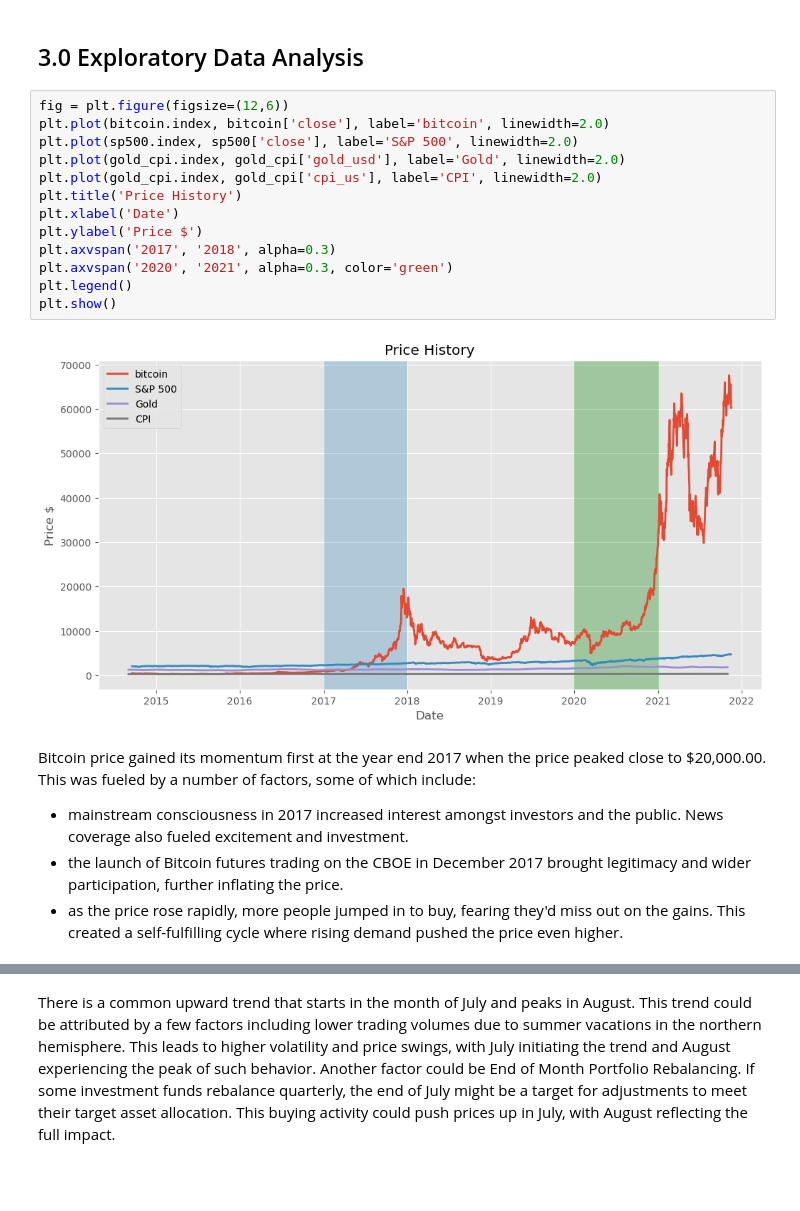
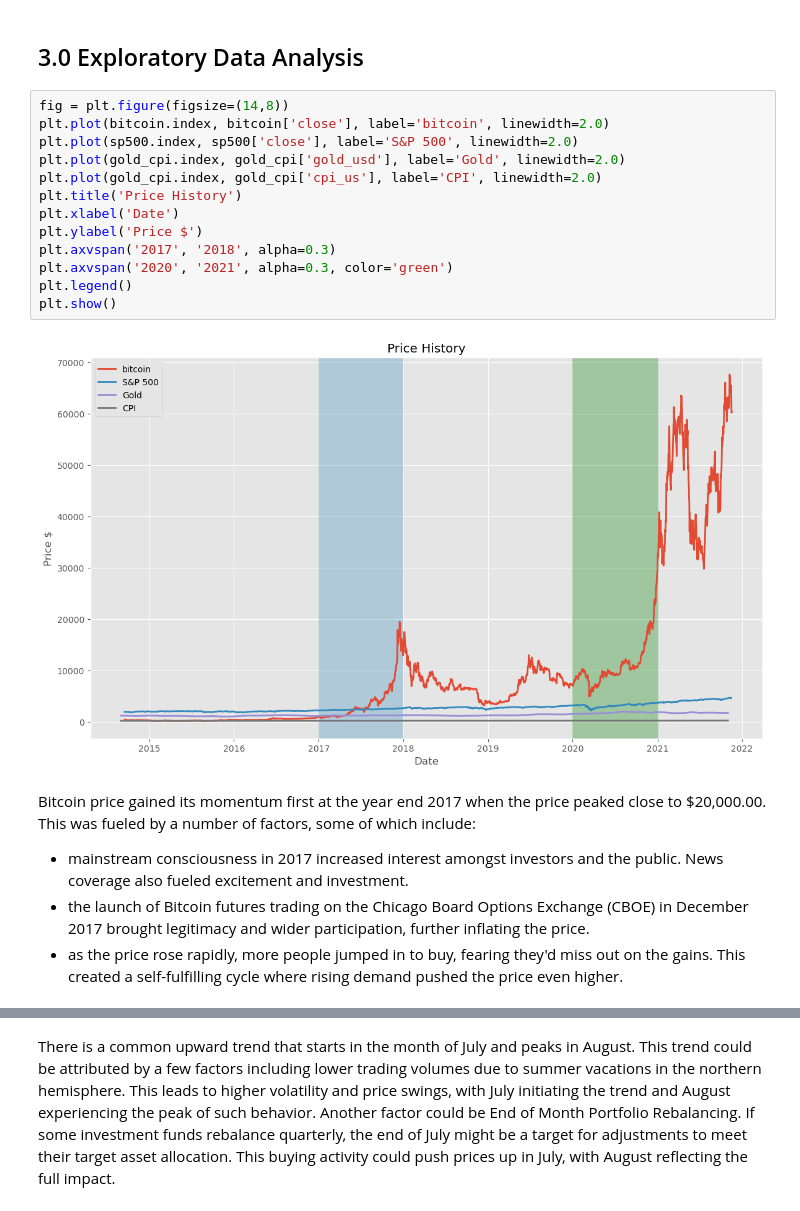
Before and after one commit to coolname101/bitcoin-stock-portfolio, a Jupyter notebook: notebooks/report_notebook.ipynb, the cells around one changed output, grey strips where cells are left out. Saved outputs shown, nothing was run; the diff lists cells and outputs as text; blank space fills up the shorter version.

```diff
--- a/notebooks/report_notebook.ipynb
+++ b/notebooks/report_notebook.ipynb
@@ -179,24 +179,24 @@ There are no missing values in the Gold and CPI datset.
 # %% [markdown]
 ## 3.0 Exploratory Data Analysis
 # %%
-fig = plt.figure(figsize=(12,6))
+fig = plt.figure(figsize=(14,8))
 plt.plot(bitcoin.index, bitcoin['close'], label='bitcoin', linewidth=2.0)
 plt.plot(sp500.index, sp500['close'], label='S&P 500', linewidth=2.0)
 plt.plot(gold_cpi.index, gold_cpi['gold_usd'], label='Gold', linewidth=2.0)
 plt.plot(gold_cpi.index, gold_cpi['cpi_us'], label='CPI', linewidth=2.0)
 plt.title('Price History')
 plt.xlabel('Date')
 plt.ylabel('Price $')
 plt.axvspan('2017', '2018', alpha=0.3)
 plt.axvspan('2020', '2021', alpha=0.3, color='green')
 plt.legend()
 plt.show()
 # %% [output]
-[figure, old version]
+[figure, new version]
 # %% [markdown]
 Bitcoin price gained its momentum first at the year end 2017 when the price peaked close to $20,000.00. This was fueled by a number of factors, some of which include:
 - mainstream consciousness in 2017 increased interest amongst investors and the public. News coverage also fueled excitement and investment.
-- the launch of Bitcoin futures trading on the CBOE in December 2017 brought legitimacy and wider participation, further inflating the price.
+- the launch of Bitcoin futures trading on the Chicago Board Options Exchange (CBOE) in December 2017 brought legitimacy and wider participation, further inflating the price.
 - as the price rose rapidly, more people jumped in to buy, fearing they'd miss out on the gains. This created a self-fulfilling cycle where rising demand pushed the price even higher.
 # %% [markdown]
 In John Edwards' article (2024) he mentions that in 2020, the economy shut down due to the COVID-19 pandemic. He proceeds to explain how Bitcoin's price burst into action once again. The cryptocurrency opened the year at $7,161. The pandemic shutdown and subsequent government policies fed investors' fears about the global economy and accelerated Bitcoin's rise.
```
Also changed, not shown: parts of 53 cells of this notebook.
